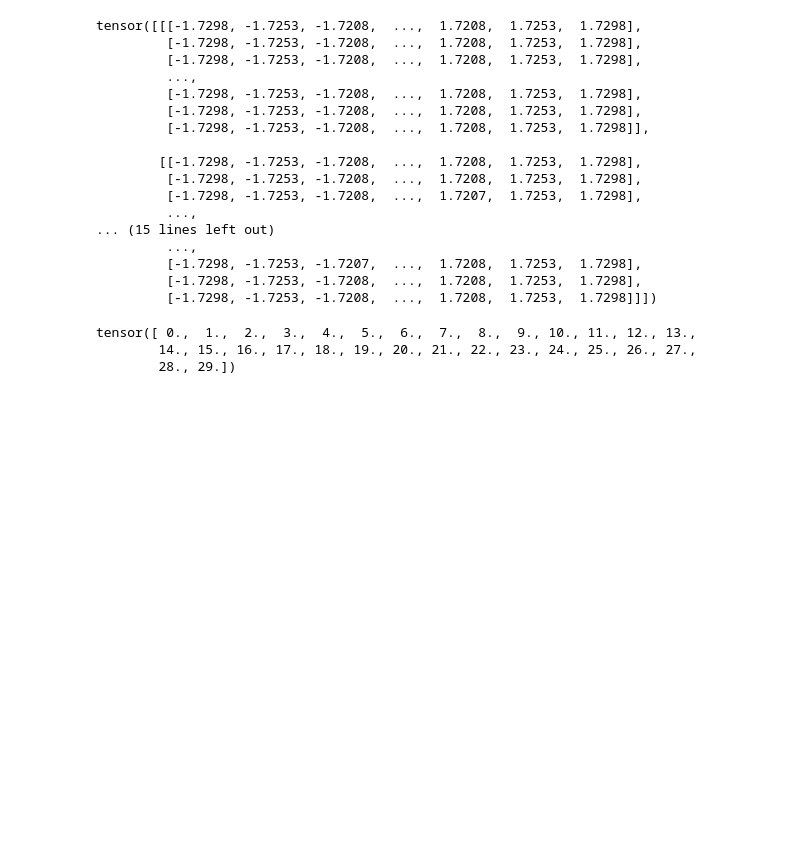
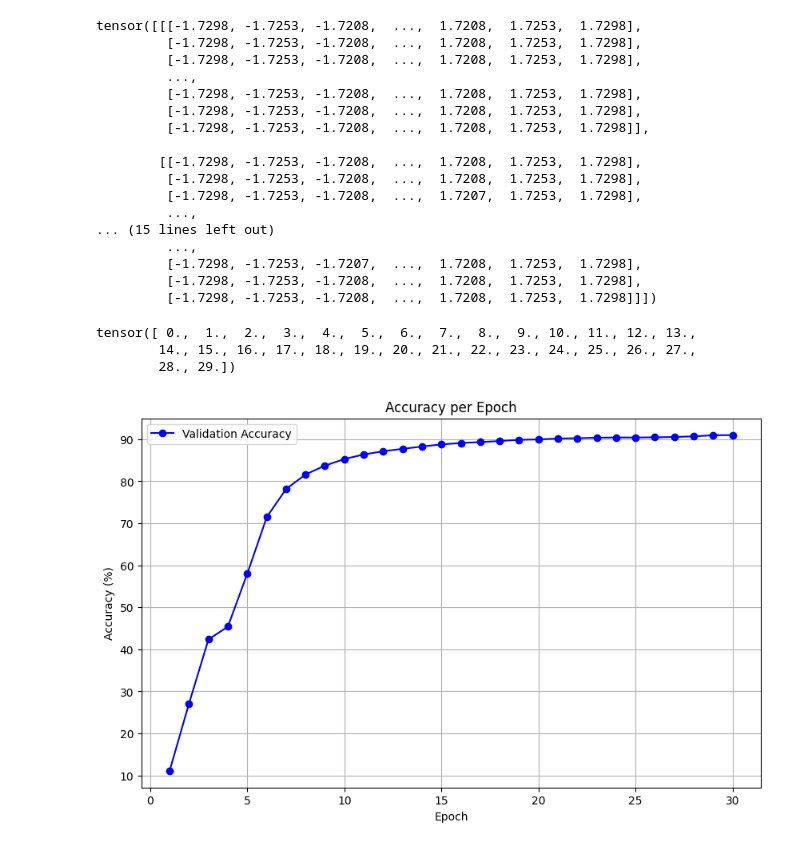
Before and after one commit to kylekim00/ViT-using-CUDA, a Jupyter notebook: ViT_pretrained_parameter.ipynb, the cells around one changed output. Cells and saved outputs as stored; diff of their text form; code cells hidden in the pictures; blank space fills up the shorter version.

```diff
--- a/ViT_pretrained_parameter.ipynb
+++ b/ViT_pretrained_parameter.ipynb
@@ -342,3 +342,27 @@ torch.arange(30, dtype=torch.float32)
 tensor([ 0.,  1.,  2.,  3.,  4.,  5.,  6.,  7.,  8.,  9., 10., 11., 12., 13.,
         14., 15., 16., 17., 18., 19., 20., 21., 22., 23., 24., 25., 26., 27.,
         28., 29.])
+# %%
+import matplotlib.pyplot as plt
+
+# 에포크마다 기록된 정확도 값 (%)
+accuracies = [
+    11.12, 27.11, 42.38, 45.39, 58.01, 71.45, 78.17, 81.61, 83.72, 85.30,
+    86.38, 87.15, 87.71, 88.28, 88.77, 89.11, 89.32, 89.57, 89.86, 89.96,
+    90.17, 90.25, 90.36, 90.42, 90.41, 90.46, 90.54, 90.69, 90.95, 90.98
+]
+
+# 에포크 리스트 (1부터 시작하여 accuracies와 길이 동일)
+epochs = list(range(1, len(accuracies) + 1))
+
+# 정확도 그래프 그리기
+plt.figure(figsize=(10, 6))
+plt.plot(epochs, accuracies, marker='o', linestyle='-', color='b', label='Validation Accuracy')
+plt.xlabel('Epoch')
+plt.ylabel('Accuracy (%)')
+plt.title('Accuracy per Epoch')
+plt.grid(True)
+plt.legend()
+plt.show()
+# %% [output]
+[figure, added]
```
Also changed, not shown: 5 other files.
